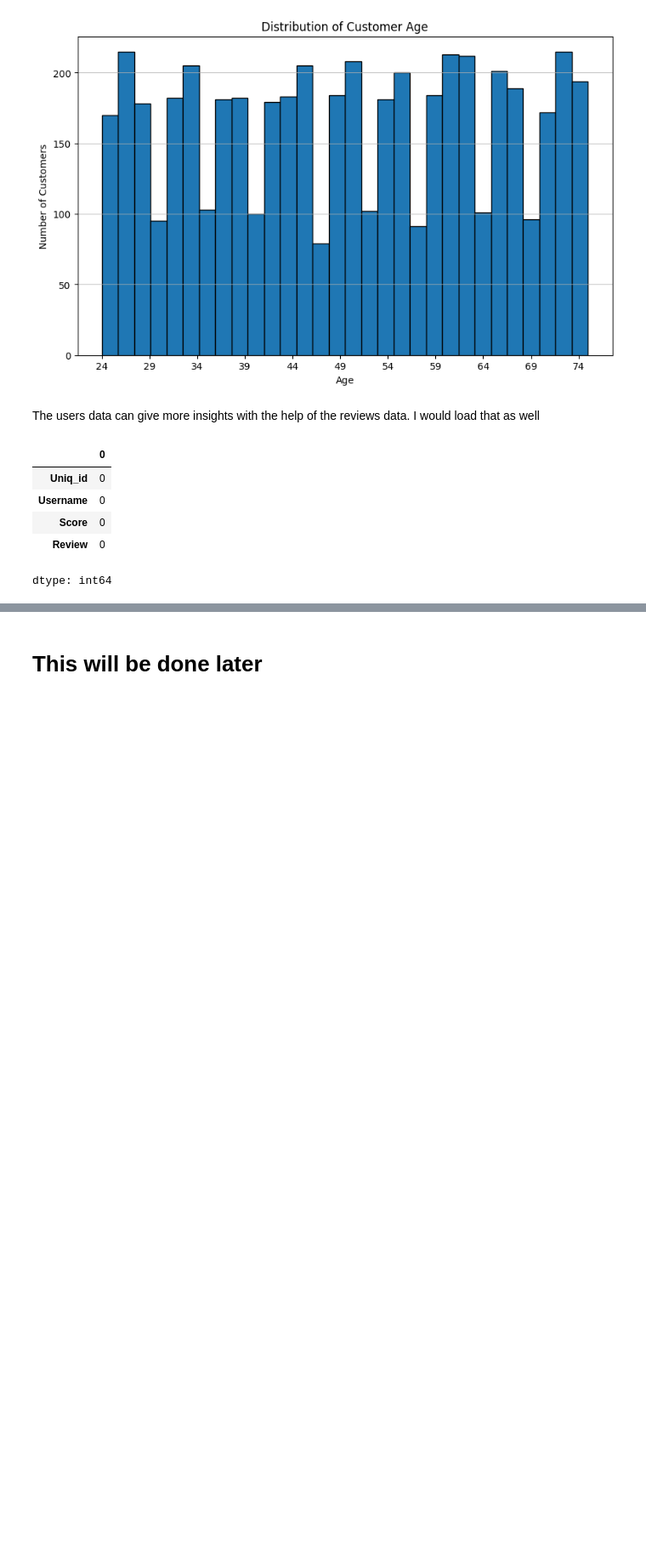
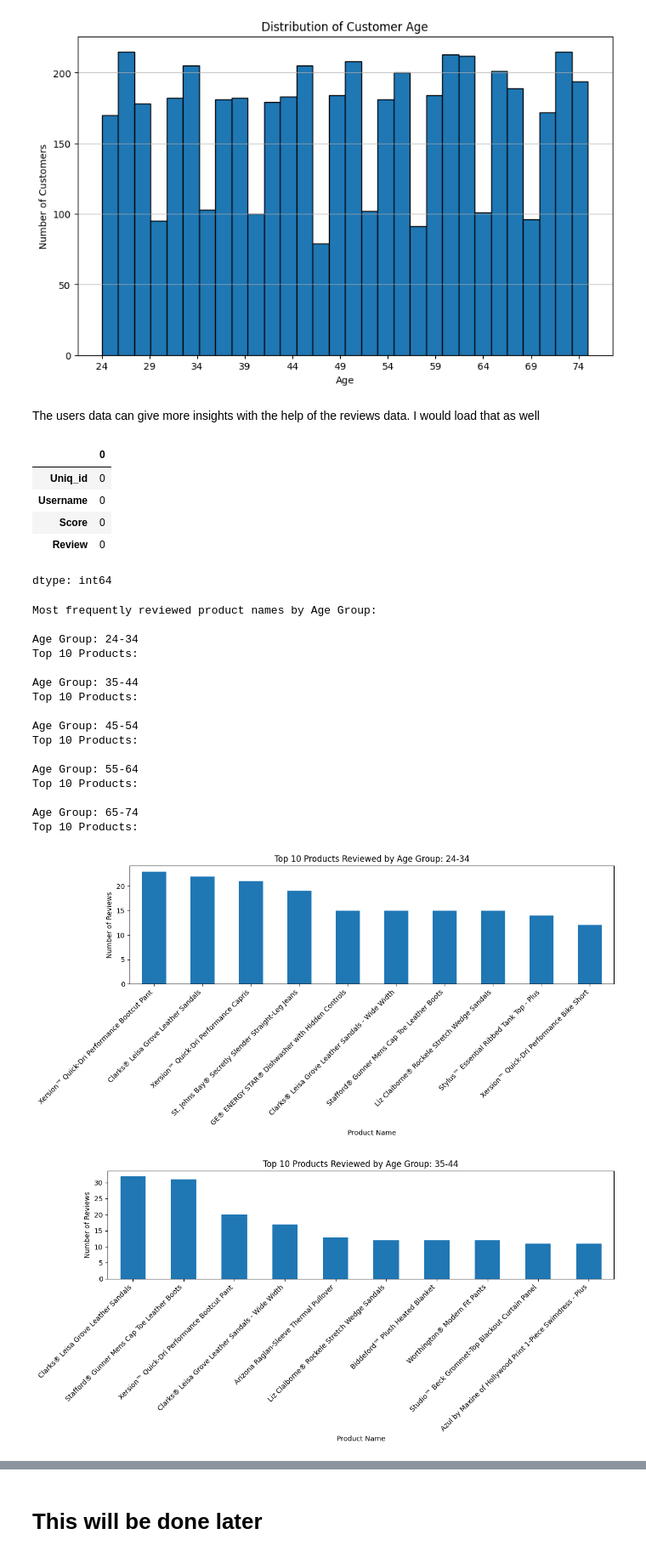
Before and after one commit to RedeemerNtumy/JCPennyConsultancyProject, a Jupyter notebook: 3549063_BD2.ipynb, the cells around one changed output, grey strips where cells are left out. Shown at 85% size. Saved outputs shown, nothing was run; the diff lists cells and outputs as text; code cells hidden in the pictures; blank space fills up the shorter version.

Commit message:
Adding review data to the user dataset and now checking top categories

```diff
--- a/3549063_BD2.ipynb
+++ b/3549063_BD2.ipynb
@@ -323,7 +321,7 @@ reviews.isna().sum()
 dtype: int64
 # %%
 # Merge users and reviews dataframes on Username
-merged_user_reviews = pd.merge(users, reviews, on='Username', how='inner')
+merged_user_reviews = pd.merge(updated_users, reviews, on='Username', how='inner')
 # %%
 # Define age groups
 age_bins = [24, 34, 44, 54, 64, 74]
@@ -331,35 +335,42 @@ age_labels = ['24-34', '35-44', '45-54', '55-64', '65-74']
 # %%
-# Create a new column 'Age_Group'
-merged_user_reviews['Age_Group'] = pd.cut(merged_user_reviews['Age'], bins=age_bins, labels=age_labels, right=False)
-
-# Merge merged_user_reviews with updated_products to get product names
-merged_data_with_names = pd.merge(merged_user_reviews, updated_products[['Uniq_id', 'Name']], on='Uniq_id', how='left')
-
-print("Most frequently reviewed product names by Age Group:")
-
 # Analyze the most frequent product names within each age group
 for age_group in age_labels:
     # Filter data for the current age group
     age_group_data = merged_data_with_names[merged_data_with_names['Age_Group'] == age_group]
 
     # Count the occurrences of each product name in this age group
     product_name_counts = age_group_data['Name'].value_counts()
 
     print(f"\nAge Group: {age_group}")
 
     if not product_name_counts.empty:
-        # Display the top 10 most frequent product names for this age group
-        print("Top 10 Products:")
-        product_name_counts.head(10)
 
         # Plot the top 10 most frequent product names for this age group
-        plt.figure(figsize=(14, 7))
-        product_name_counts.head(10).plot(kind='bar')
-        plt.title(f'Top 10 Products Reviewed by Age Group: {age_group}')
-        plt.xlabel('Product Name')
-        plt.ylabel('Number of Reviews')
-        plt.xticks(rotation=45, ha='right')
-        plt.tight_layout()
-        plt.show()
+        plot_top_distribution(
+        data= product_name_counts.head(10),
+        title=f'Top 10 Products Reviewed by Age Group: {age_group}',
+        xlabel='Product Name',
+        ylabel='Number of Reviews',
+        )
+
     else:
         print("No reviews for this age group.")
+# %% [output]
+Most frequently reviewed product names by Age Group:
+
+Age Group: 24-34
+Top 10 Products:
+
+Age Group: 35-44
+Top 10 Products:
+
+Age Group: 45-54
+Top 10 Products:
+
+Age Group: 55-64
+Top 10 Products:
+
+Age Group: 65-74
+Top 10 Products:
+[figure, added]
+[figure, added]
```
Also changed, not shown: parts of 9 cells of this notebook.
